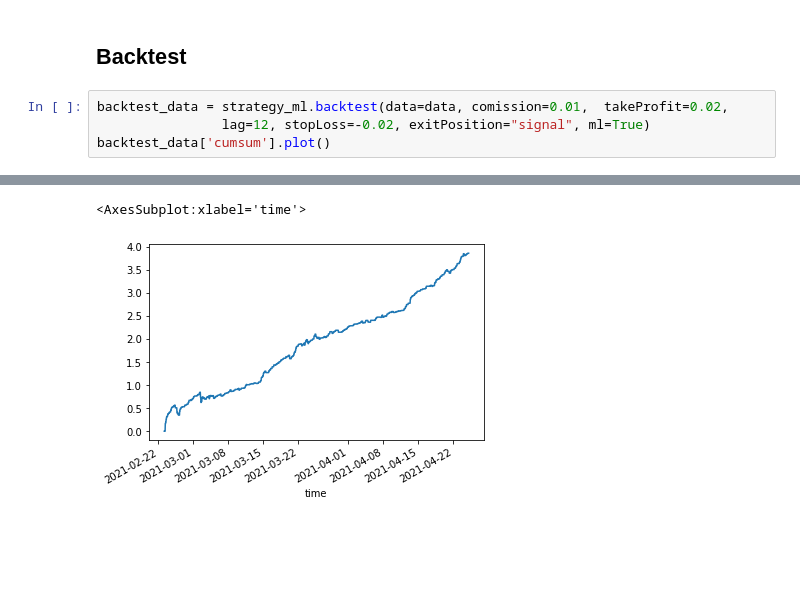
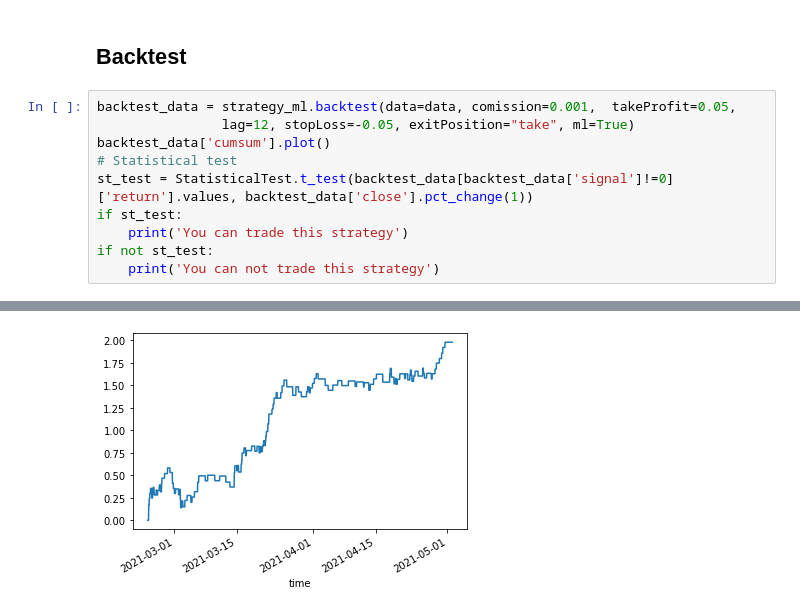
Before and after one commit to sergio12S/mean-reversing-bitcoin, a Jupyter notebook: strategies/settings.ipynb, the cells around one changed output, grey strips where cells are left out. Cells and saved outputs as stored; diff of their text form; blank space fills up the shorter version.

```diff
--- a/strategies/settings.ipynb
+++ b/strategies/settings.ipynb
@@ -60,7 +79,13 @@ strategy_ml.create_machine_learning_models(data=data, split_train=1)
 # %% [markdown]
 ## Backtest
 # %%
-backtest_data = strategy_ml.backtest(data=data, comission=0.01,  takeProfit=0.02,
-                lag=12, stopLoss=-0.02, exitPosition="signal", ml=True)
+backtest_data = strategy_ml.backtest(data=data, comission=0.001,  takeProfit=0.05,
+                lag=12, stopLoss=-0.05, exitPosition="take", ml=True)
 backtest_data['cumsum'].plot()
+# Statistical test
+st_test = StatisticalTest.t_test(backtest_data[backtest_data['signal']!=0]['return'].values, backtest_data['close'].pct_change(1))
+if st_test:
+    print('You can trade this strategy')
+if not st_test:
+    print('You can not trade this strategy')
 # %% [output]
@@ -68,2 +94 @@ backtest_data['cumsum'].plot()
-<AxesSubplot:xlabel='time'>
-[figure, old version]
+[figure, new version]
```
Also changed, not shown: parts of 19 cells of this notebook, 10 other files.
